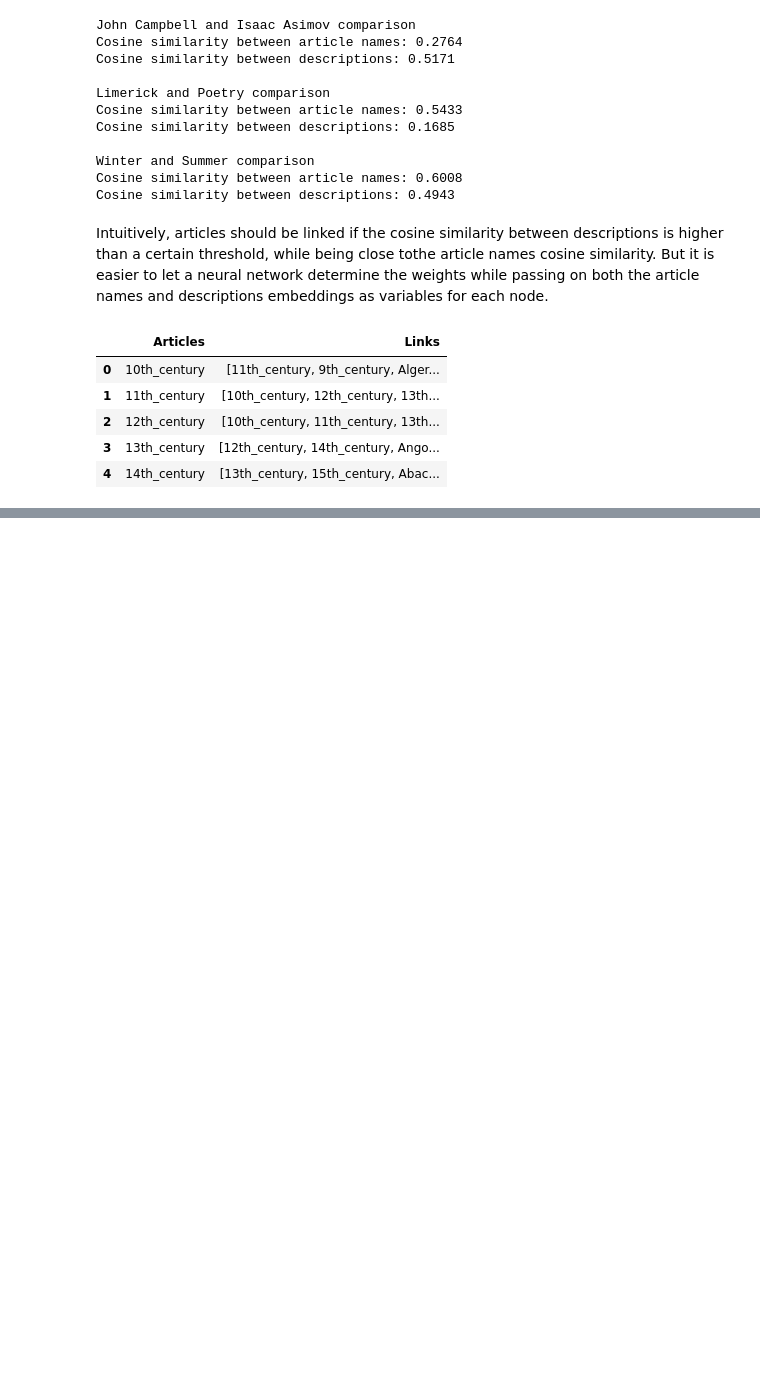
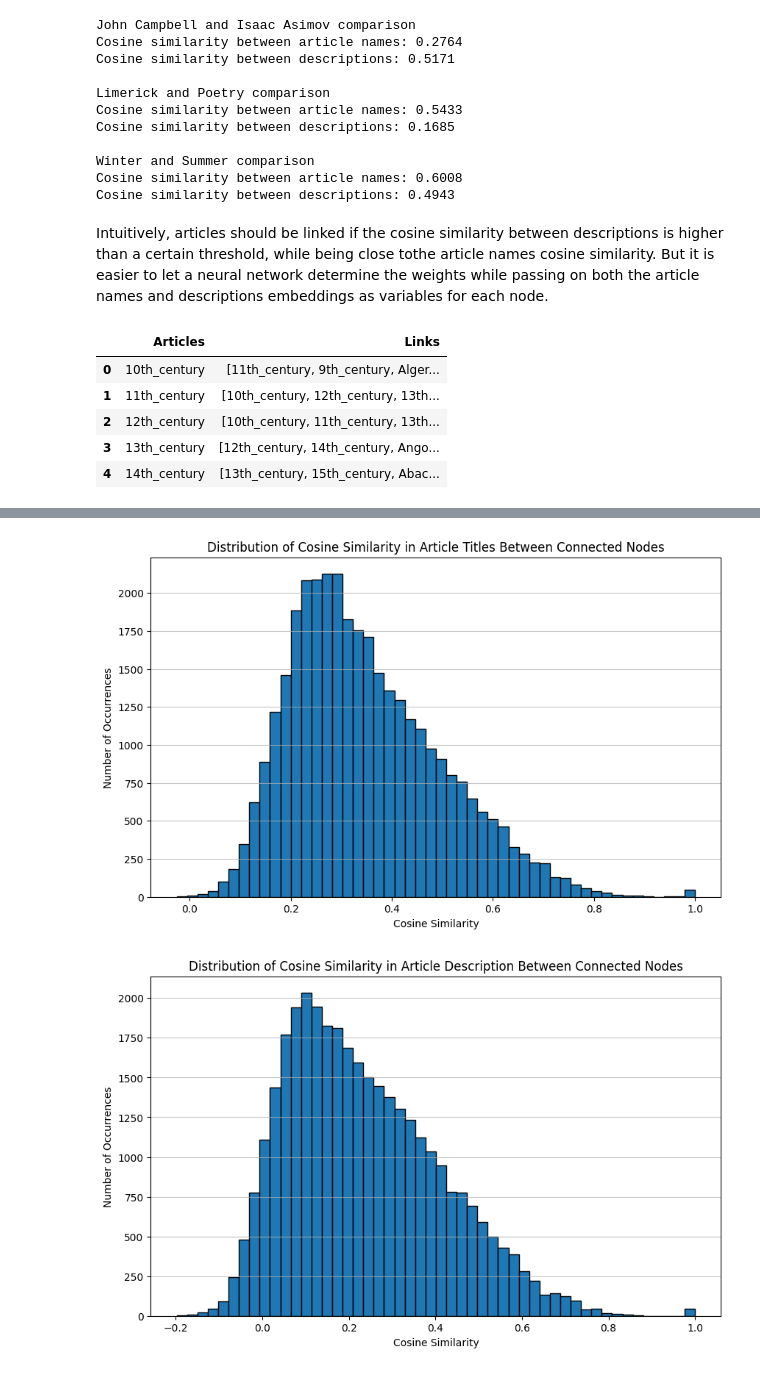
Before and after one commit to angelpras/epfl_ADA_project, a Jupyter notebook: results.ipynb, the cells around one changed output, grey strips where cells are left out. Drawn from its saved outputs; the diff is of its cells as text; code cells hidden in the pictures; blank space fills up the shorter version.

Commit message:
Cosines graphs

```diff
--- a/results.ipynb
+++ b/results.ipynb
@@ -111,0 +113,27 @@ visualization(G)
+# %%
+import matplotlib.pyplot as plt
+# Extract weight_title values from the edges
+weight_titles = [data['weght_title'] for _, _, data in G.edges(data=True)]
+
+# Plot the histogram
+plt.figure(figsize=(10, 6))
+plt.hist(weight_titles, bins=50, edgecolor='black')
+plt.title('Distribution of Cosine Similarity in Article Titles Between Connected Nodes')
+plt.xlabel('Cosine Similarity')
+plt.ylabel('Number of Occurrences')
+plt.grid(axis='y', alpha=0.75)
+plt.show()
+
+weight_description = [data['weight_description'] for _, _, data in G.edges(data=True)]
+
+# Plot the histogram
+plt.figure(figsize=(10, 6))
+plt.hist(weight_description, bins=50, edgecolor='black')
+plt.title('Distribution of Cosine Similarity in Article Description Between Connected Nodes')
+plt.xlabel('Cosine Similarity')
+plt.ylabel('Number of Occurrences')
+plt.grid(axis='y', alpha=0.75)
+plt.show()
+# %% [output]
+[figure, added]
+[figure, added]
```
Also changed, not shown: parts of 3 cells of this notebook, 1 other file.
